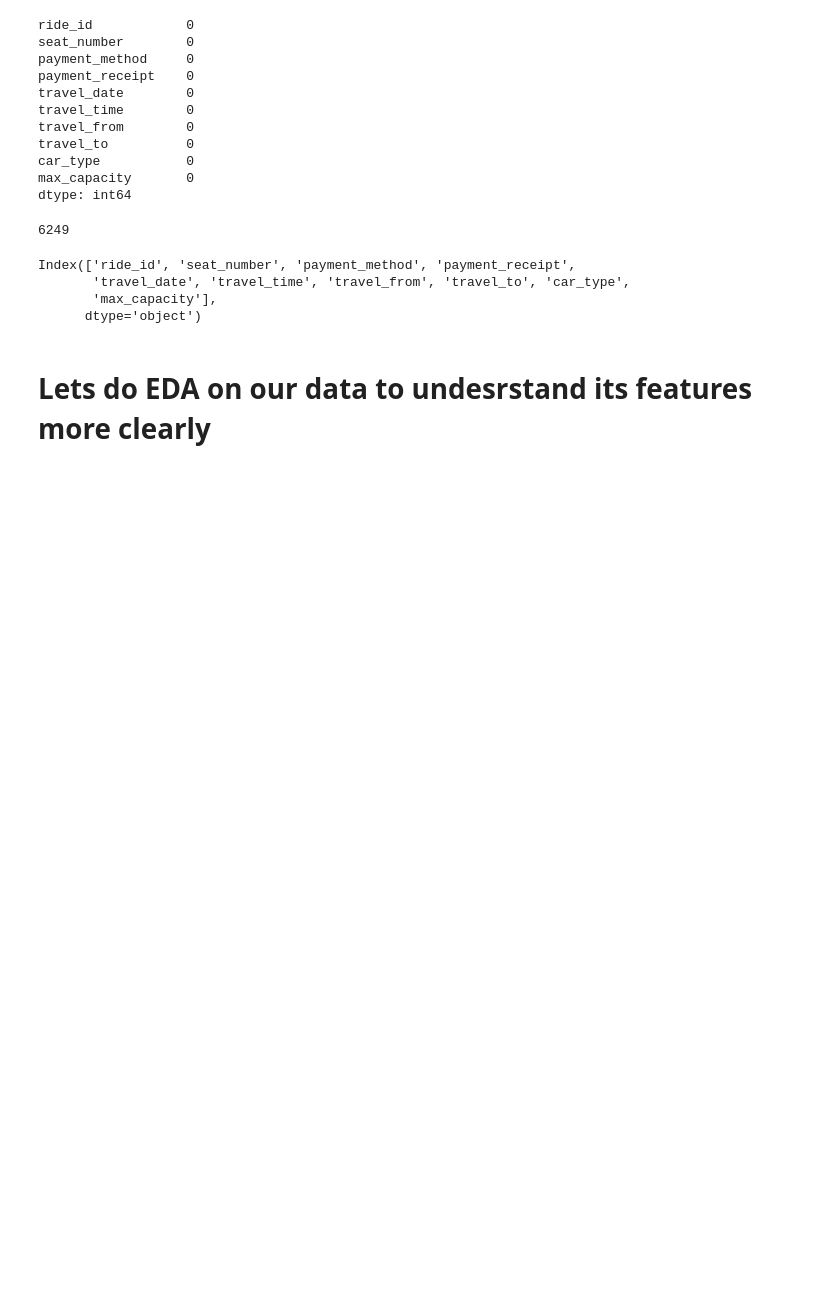
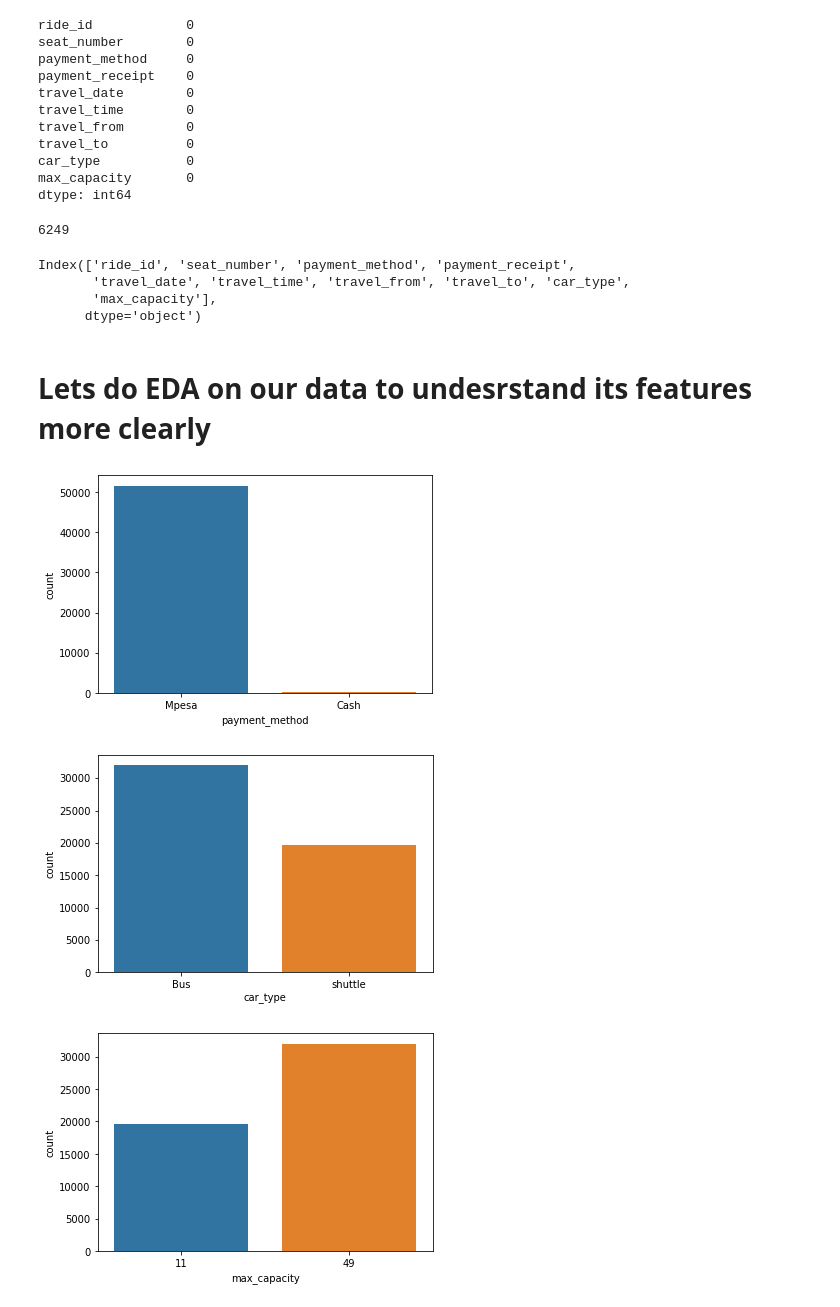
Before and after one commit to Ashwinprocodes/ML-regression-capstone-project, a Jupyter notebook: ML_regression_Demand_Prediction_for_Public_Transport_Capstone_Project.ipynb, the cells around one changed output. Saved outputs shown, nothing was run; the diff lists cells and outputs as text; code cells hidden in the pictures; blank space fills up the shorter version.

```diff
--- a/ML_regression_Demand_Prediction_for_Public_Transport_Capstone_Project.ipynb
+++ b/ML_regression_Demand_Prediction_for_Public_Transport_Capstone_Project.ipynb
@@ -189,3 +189,12 @@ Index(['ride_id', 'seat_number', 'payment_method', 'payment_receipt',
       dtype='object')
 # %% [markdown]
 # **Lets do EDA on our data to undesrstand its features more clearly**
+# %%
+plotcountcol = ['payment_method','car_type','max_capacity']
+for col in plotcountcol:
+  sns.countplot(dataset[col])
+  plt.show()
+# %% [output]
+[figure, added]
+[figure, added]
+[figure, added]
```
Also changed, not shown: parts of 4 cells of this notebook.
